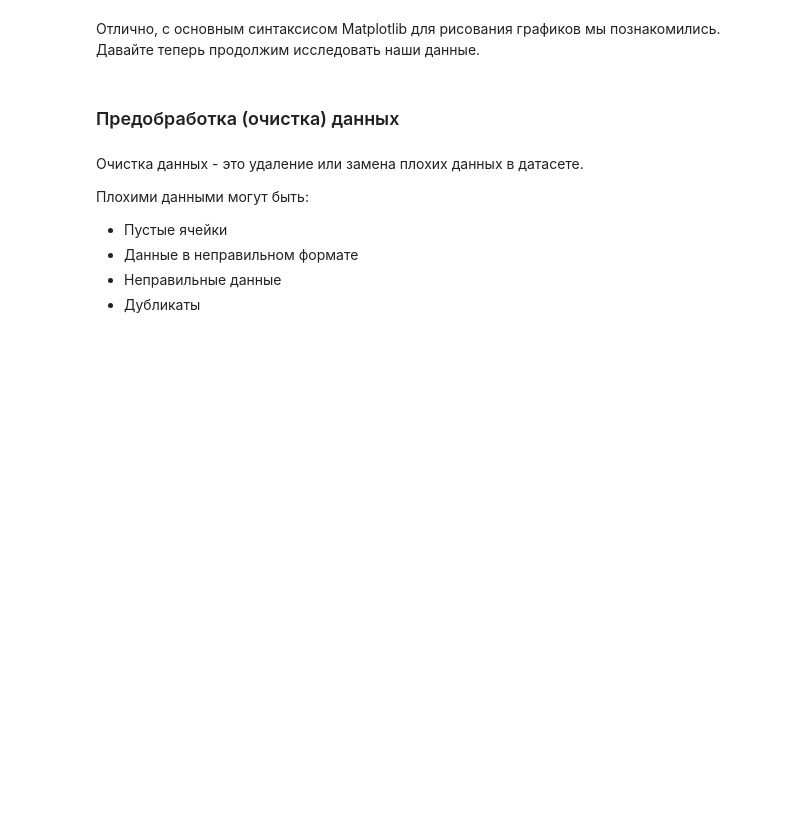
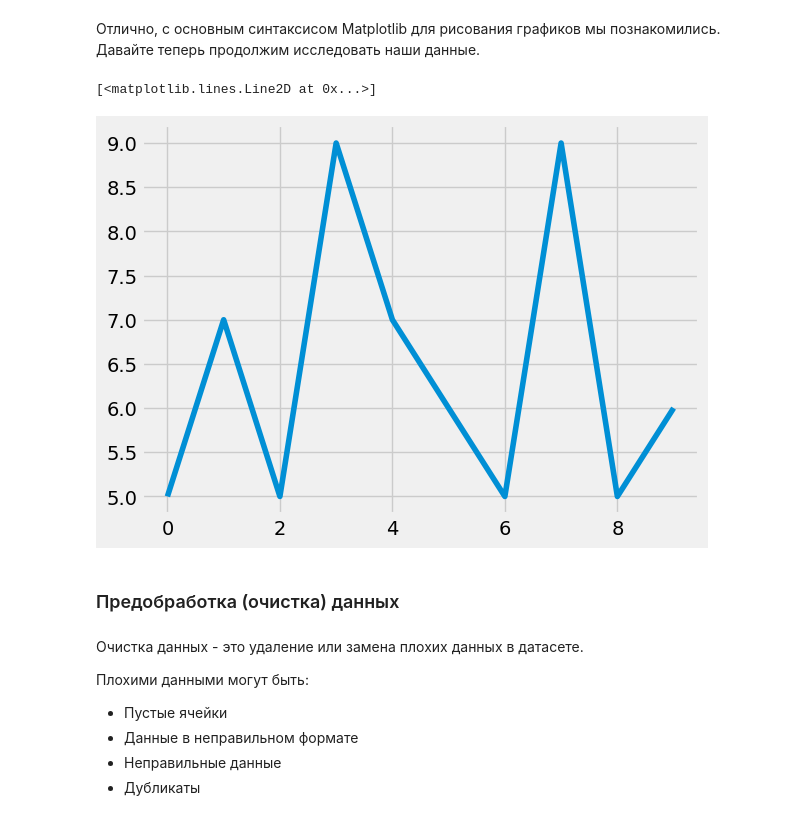
Before and after one commit to Almas1989/machine_learning, a Jupyter notebook: Seminar_3_2_1_data_analysis.ipynb, the cells around one changed output. Saved outputs shown, nothing was run; the diff lists cells and outputs as text; code cells hidden in the pictures; blank space fills up the shorter version.

```diff
--- a/Seminar_3_2_1_data_analysis.ipynb
+++ b/Seminar_3_2_1_data_analysis.ipynb
@@ -722,6 +723,11 @@ plt.show()
 Отлично, с основным синтаксисом Matplotlib для рисования графиков мы познакомились. Давайте теперь продолжим исследовать наши данные.
 # %%
 plt.style.use('fivethirtyeight')
+# %%
+plt.plot(x,y)
+# %% [output]
+[<matplotlib.lines.Line2D at 0x...>]
+[figure, added]
 # %% [markdown]
 ### Предобработка (очистка) данных
 # %% [markdown]
```
Also changed, not shown: parts of 27 cells of this notebook, 2 other files.
